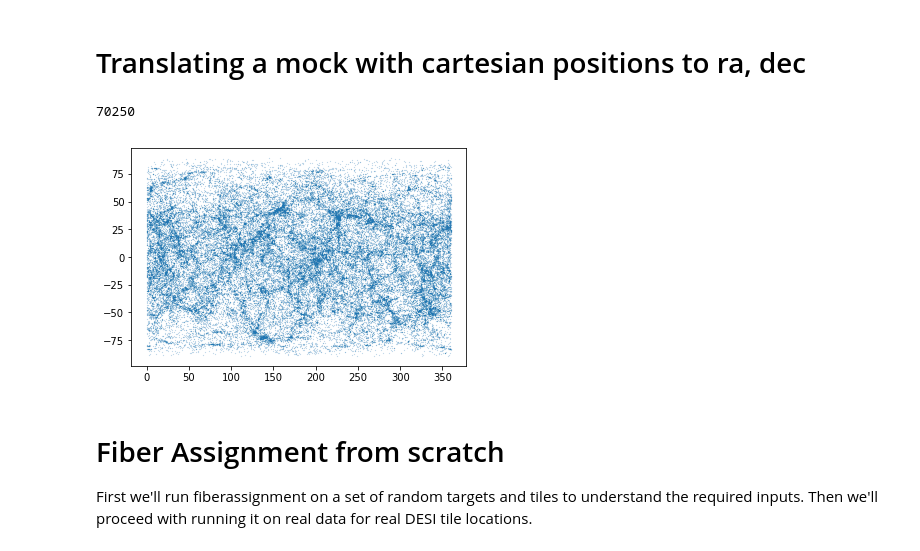
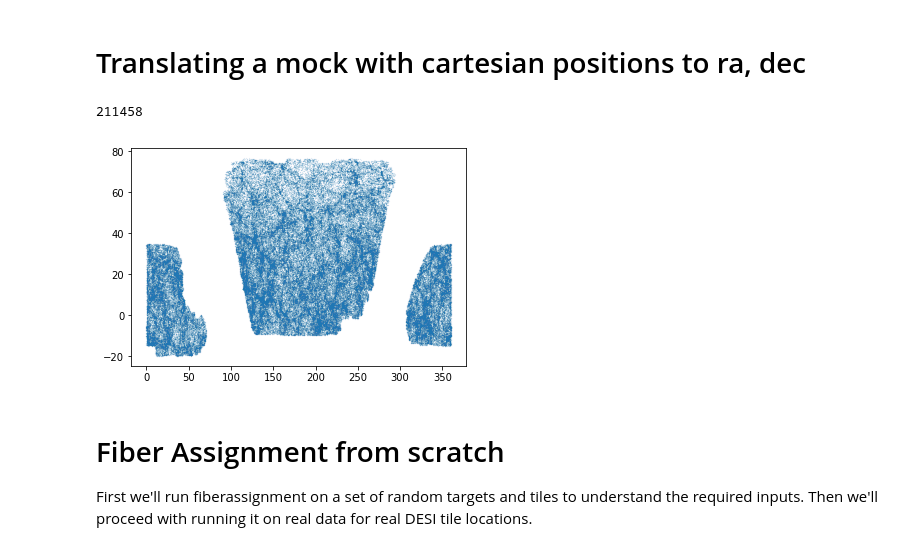
Before and after one commit to forero/quickfiberassignmock, a Jupyter notebook: FiberAssignQuickMock.ipynb, the cells around one changed output. Saved outputs shown, nothing was run; the diff lists cells and outputs as text; code cells hidden in the pictures.

```diff
--- a/FiberAssignQuickMock.ipynb
+++ b/FiberAssignQuickMock.ipynb
@@ -112,14 +112,7 @@ def get_ra_dec():
     theta = np.rad2deg(np.arccos(z_pos/r_pos))
     phi = np.rad2deg(np.arctan2(y_pos, x_pos)) + 180.0
 
-    ii = r_pos<new_center/2
+    ii = r_pos<new_center
     ra = 360.0 - phi[ii]
     dec = 90-theta[ii]
-    return {'ra':ra, 'dec':dec}
+    return {'RA':ra, 'DEC':dec}
-# %%
-data = get_ra_dec()
-plt.scatter(data['ra'],data['dec'], s=0.01)
-print(len(ra))
-# %% [output]
-70250
-[figure, removed]
@@ -126,3 +121,14 @@ print(len(ra))
+# %%
+# Trim the targets to the DESI footprint
+tiles = desimodel.io.load_tiles()
+ii = desimodel.footprint.is_point_in_desi(tiles, data['RA'], data['DEC'])
+data['RA'] = data['RA'][ii]
+data['DEC'] = data['DEC'][ii]
+plt.scatter(data['RA'],data['DEC'], s=0.01, alpha=0.5)
+print(len(data['RA']))
+# %% [output]
+211458
+[figure, added]
 # %% [markdown]
 # Fiber Assignment from scratch
 
```
Also changed, not shown: parts of 1 cell of this notebook.
